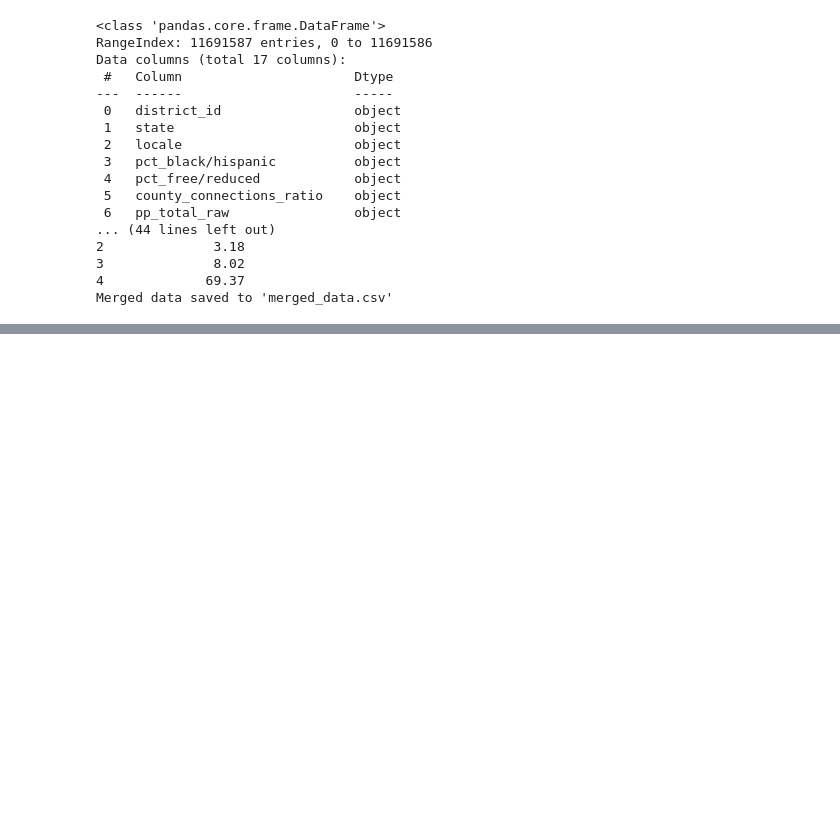
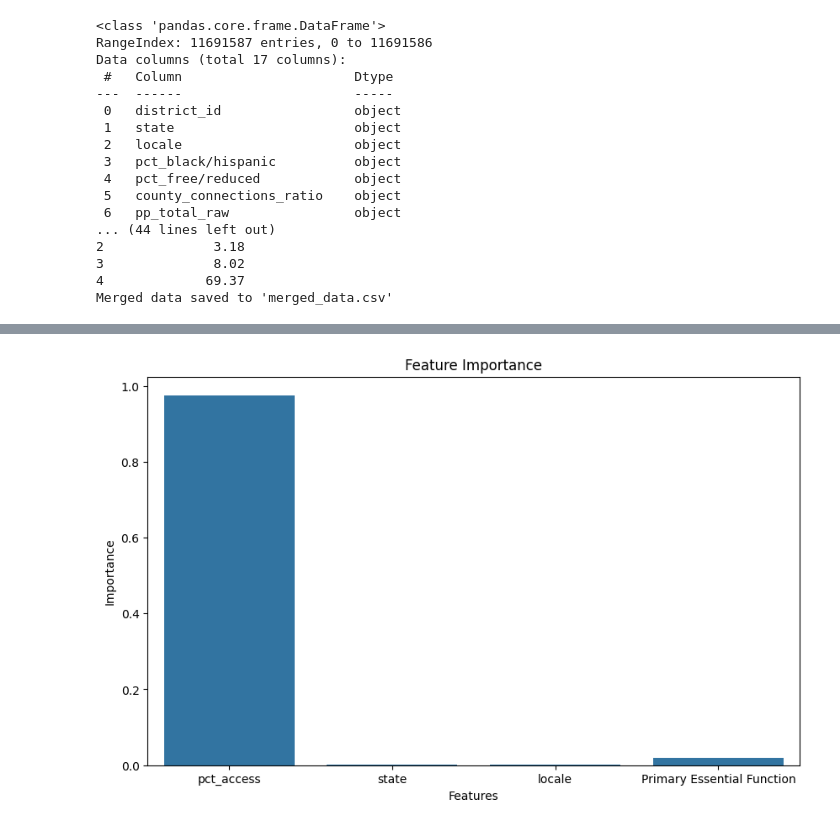
Before and after one commit to sarahrandolphw/edu4VA, a Jupyter notebook: gaming_and_learning.ipynb, the cells around one changed output, grey strips where cells are left out. Drawn from its saved outputs; the diff is of its cells as text; code cells hidden in the pictures; blank space fills up the shorter version.

```diff
--- a/gaming_and_learning.ipynb
+++ b/gaming_and_learning.ipynb
@@ -214,0 +296,11 @@ Merged data saved to 'merged_data.csv'
+# %%
+# Feature Importance
+feature_importances = rf_classifier.feature_importances_
+plt.figure(figsize=(10, 6))
+sns.barplot(x=features, y=feature_importances)
+plt.title("Feature Importance")
+plt.xlabel("Features")
+plt.ylabel("Importance")
+plt.show()
+# %% [output]
+[figure, added]
```
Also changed, not shown: parts of 6 cells of this notebook.
